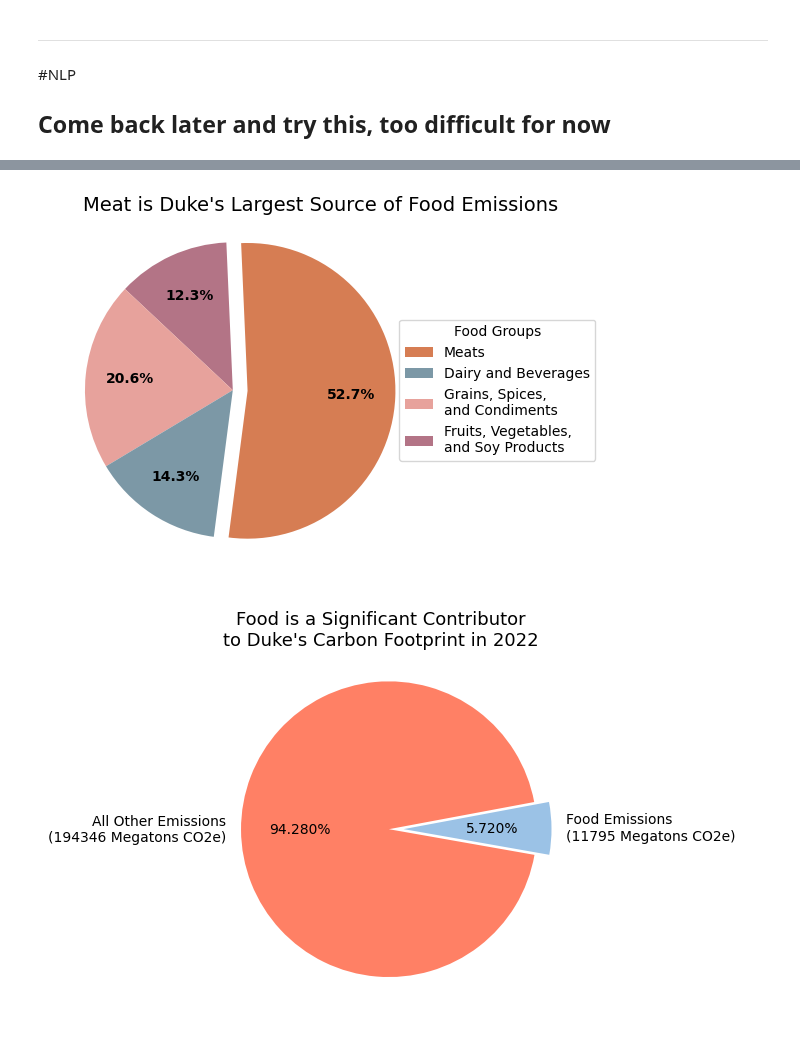
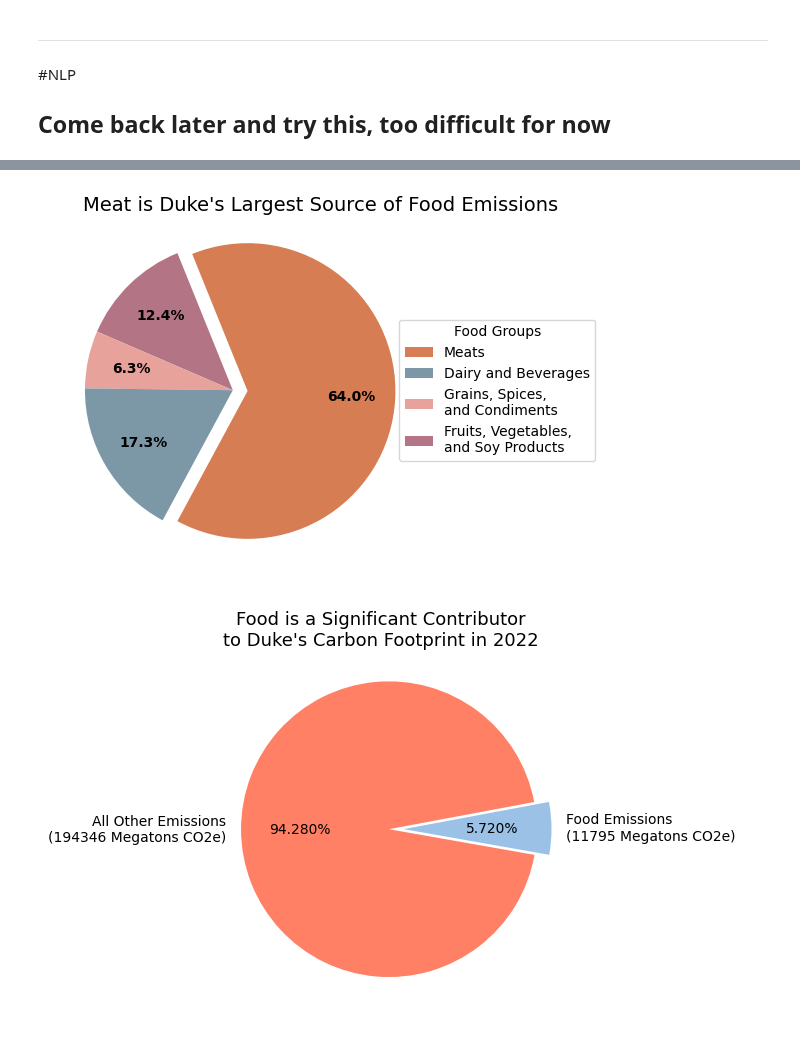
Before and after one commit to ethansong206/Climate-Plus-Project, a Jupyter notebook: DataCleaning.ipynb, the cells around one changed output, grey strips where cells are left out. Drawn from its saved outputs; the diff is of its cells as text; code cells hidden in the pictures.

```diff
--- a/DataCleaning.ipynb
+++ b/DataCleaning.ipynb
@@ -225,8 +225,8 @@ def convert_units(row):
         return row['Total Amount'] * 3785.4 / 8
     if (row['Unit'] == 'LT') | (row['Unit'] == 'KG'):
         return row['Total Amount'] * 1000 #also assuming density of water, most drinks MORE dense
-    if (row['Unit'] == 'ML') | (row['Unit'] == 'G'):
-        return row['Total Amount'] * 453.6
+    if (row['Unit'] == 'ML') | (row['Unit'] == 'GR'):
+        return row['Total Amount']
     return 0
 DDReduced['Total Amount(kg)'] = DDReduced.apply(convert_units, axis = 1) / 1000
 
@@ -829,25 +829,25 @@ plt.show()
 # %%
 #@title Food Emissions Breakdown (Meat)
 pcts = [pc_fvs22, pc_gsc22, pc_db22, pc_meat22]
 labels = ['Fruits, Vegetables, \nand Soy Products', 'Grains, Spices, \nand Condiments', 'Dairy and Beverages', 'Meats']
 
 plt.pie(pcts,
         explode=[0, 0, 0, 0.1],
         pctdistance = .7,
         labeldistance = 1.3,
         autopct=lambda x: f'{x:.1f}%',
         textprops={"size": 10, "weight": 'bold'},
         radius = 1,
         colors = ["#b37486", "#e7a29c", "#7c98a6", "#d67d53"],
-        startangle = 92.5
+        startangle = 112
         )
 plt.suptitle('Meat is Duke\'s Largest Source of Food Emissions',
              x = .65, y = .9, fontsize = 14, ha = 'center')
 plt.legend(labels, loc="center right", bbox_to_anchor=(1.5, 0.5), title="Food Groups", reverse = True)
 
 plt.show()
 # %% [output]
-[figure, old version]
+[figure, new version]
 # %%
 #@title Visualize Total Food Emissions
 data = [5.72, 94.28]
```
Also changed, not shown: parts of 16 cells of this notebook.
